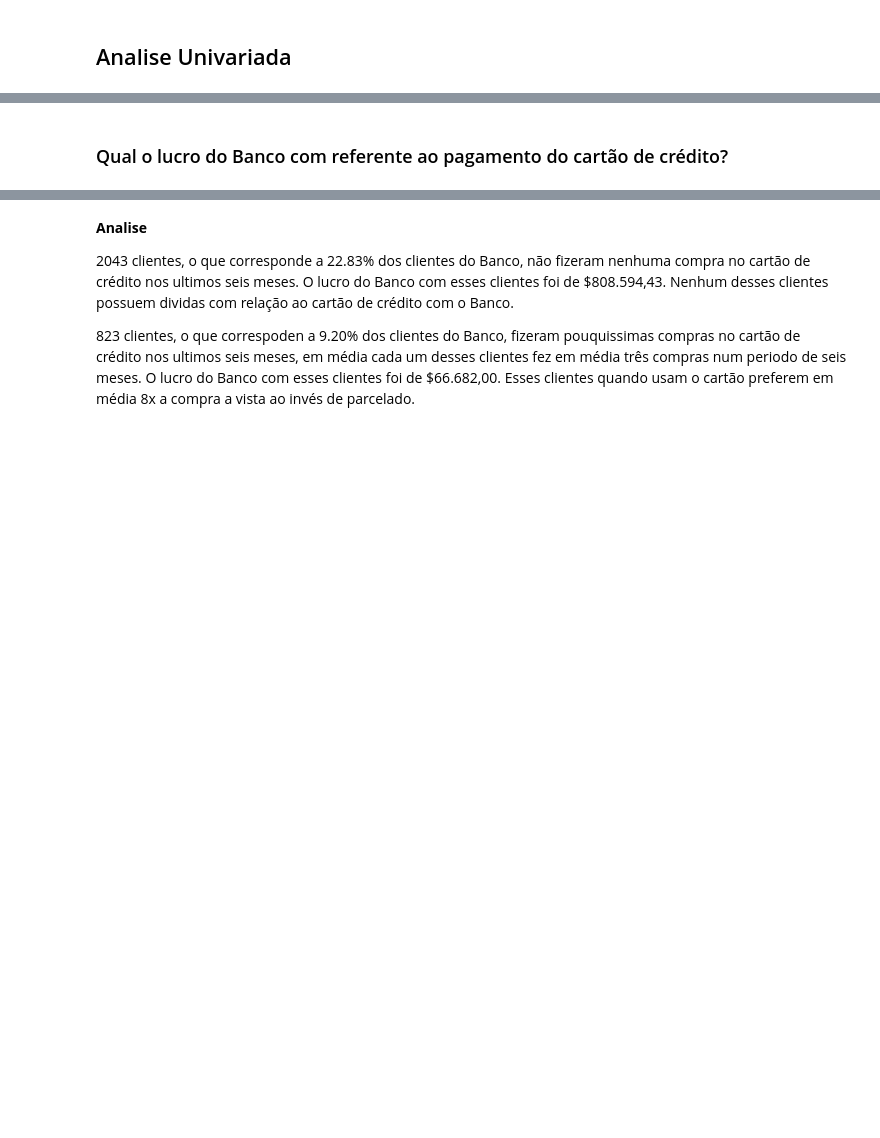
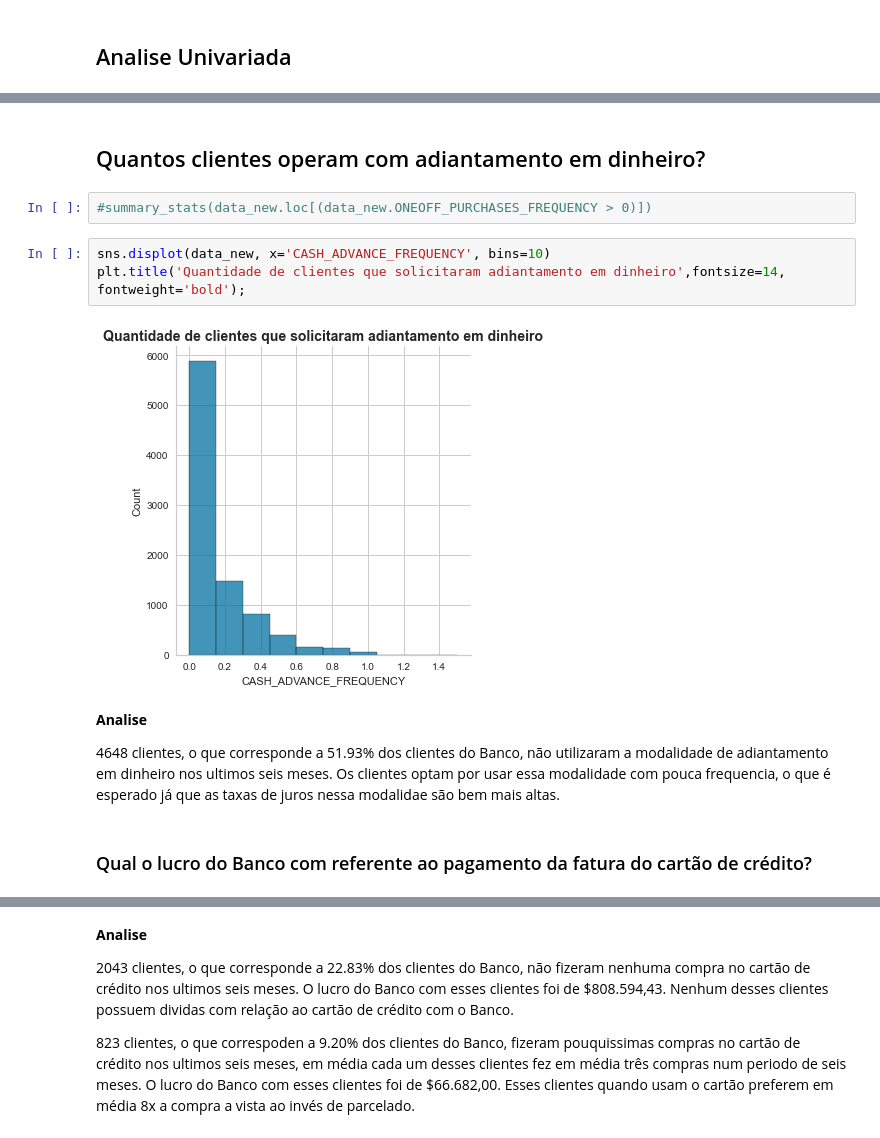
Before and after one commit to alyssonvidal/Bank-Marketing-Cluster, a Jupyter notebook: notebooks/part02_eda.ipynb, the cells around one changed output, grey strips where cells are left out. Saved outputs shown, nothing was run; the diff lists cells and outputs as text; blank space fills up the shorter version.

```diff
--- a/notebooks/part02_eda.ipynb
+++ b/notebooks/part02_eda.ipynb
@@ -132,5 +125,18 @@ plt.pie([len(data_new.loc[(data_new.ONEOFF_PURCHASES_FREQUENCY > 0) & (data_new.
+# %% [markdown]
+## Quantos clientes operam com adiantamento em dinheiro?
+# %%
+#summary_stats(data_new.loc[(data_new.ONEOFF_PURCHASES_FREQUENCY > 0)])
+# %%
+sns.displot(data_new, x='CASH_ADVANCE_FREQUENCY', bins=10)
+plt.title('Quantidade de clientes que solicitaram adiantamento em dinheiro',fontsize=14, fontweight='bold');
+# %% [output]
+[figure, added]
+# %% [markdown]
+**Analise**
+
+4648 clientes, o que corresponde a 51.93% dos clientes do Banco, não utilizaram a modalidade de adiantamento em dinheiro nos ultimos seis meses. Os clientes optam por usar essa modalidade com pouca frequencia, o que é esperado já que as taxas de juros nessa modalidae são bem mais altas.
 # %% [markdown]
-### Qual o lucro do Banco com referente ao pagamento do cartão de crédito?
+### Qual o lucro do Banco com referente ao pagamento da fatura do cartão de crédito?
 # %%
 summary_stats(data_new)
 # %% [output]
```
Also changed, not shown: parts of 46 cells of this notebook, 3 other files.
